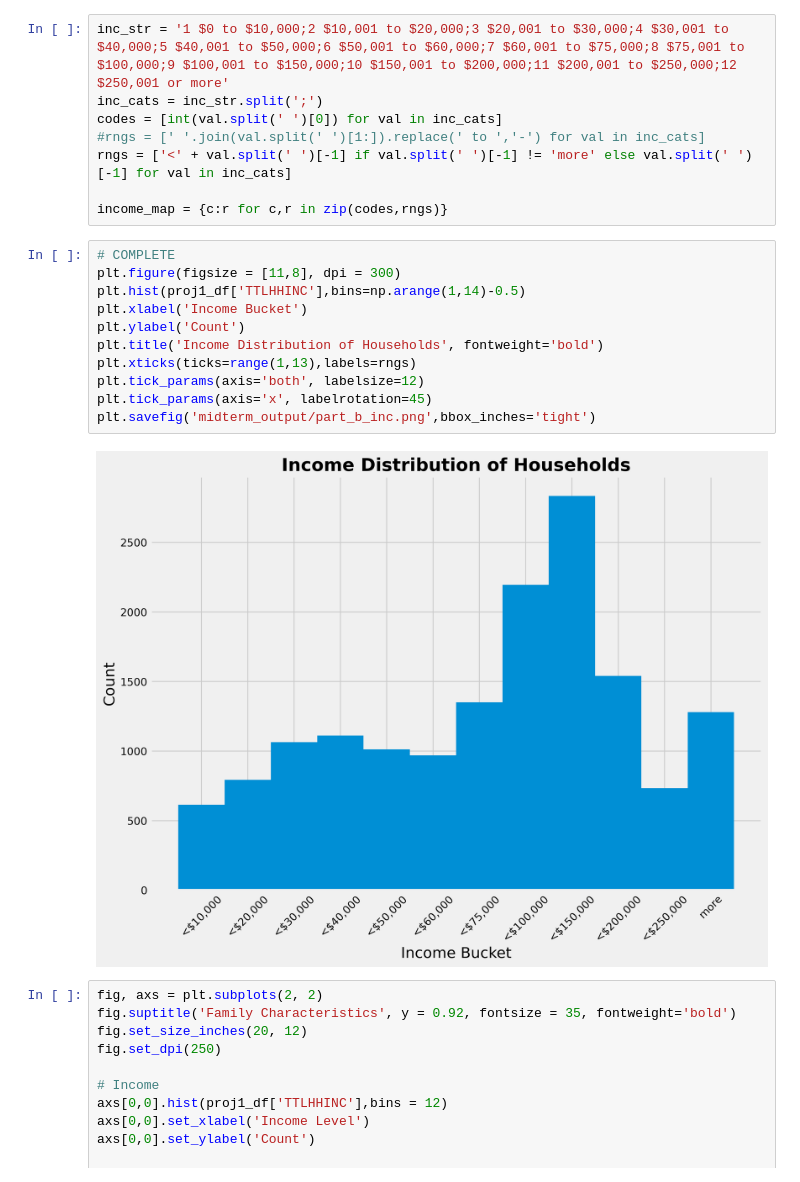
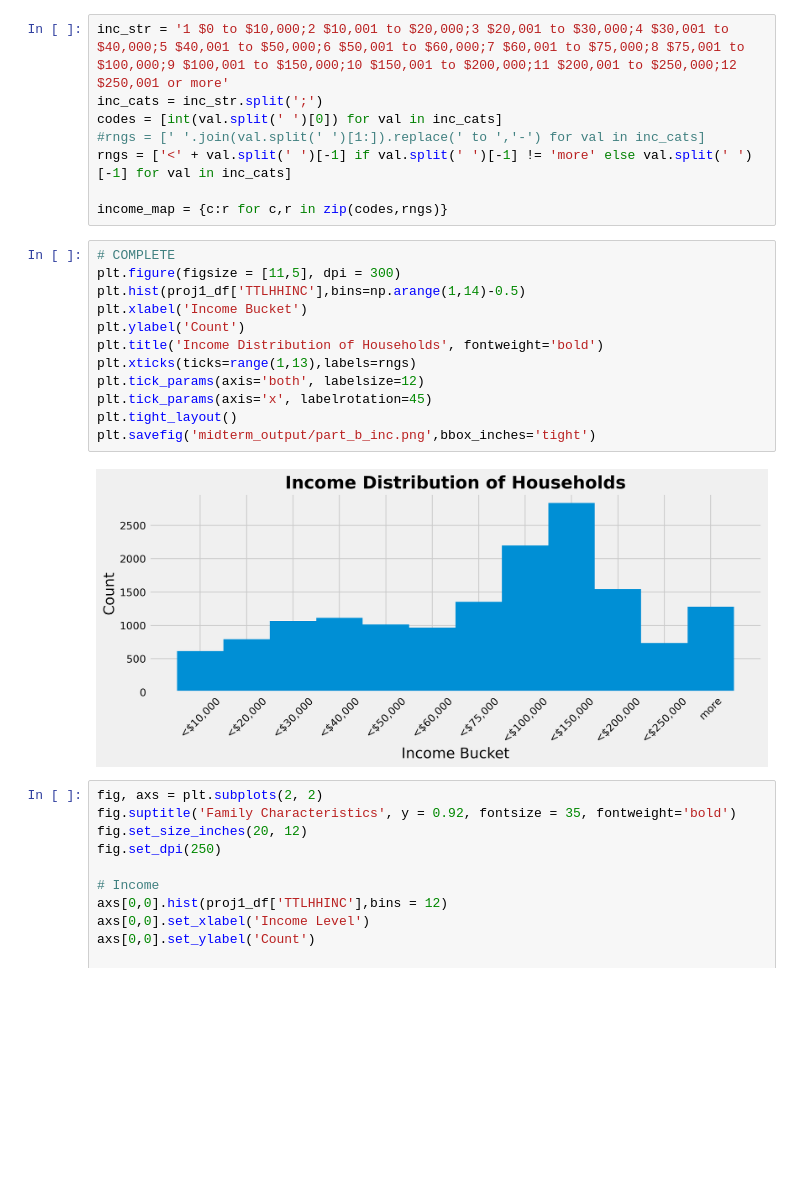
Before and after one commit to mattzhao-R/data-118, a Jupyter notebook: Project118_Fall22.ipynb, the cells around one changed output. Drawn from its saved outputs; the diff is of its cells as text; blank space fills up the shorter version.

Commit message:
fixed graphs with tight layout

```diff
--- a/Project118_Fall22.ipynb
+++ b/Project118_Fall22.ipynb
@@ -116,17 +116,18 @@ rngs = ['<' + val.split(' ')[-1] if val.split(' ')[-1] != 'more' else val.split(
 income_map = {c:r for c,r in zip(codes,rngs)}
 # %%
 # COMPLETE
-plt.figure(figsize = [11,8], dpi = 300)
+plt.figure(figsize = [11,5], dpi = 300)
 plt.hist(proj1_df['TTLHHINC'],bins=np.arange(1,14)-0.5)
 plt.xlabel('Income Bucket')
 plt.ylabel('Count')
 plt.title('Income Distribution of Households', fontweight='bold')
 plt.xticks(ticks=range(1,13),labels=rngs)
 plt.tick_params(axis='both', labelsize=12)
 plt.tick_params(axis='x', labelrotation=45)
+plt.tight_layout()
 plt.savefig('midterm_output/part_b_inc.png',bbox_inches='tight')
 # %% [output]
-[figure, old version]
+[figure, new version]
 # %%
 fig, axs = plt.subplots(2, 2)
 fig.suptitle('Family Characteristics', y = 0.92, fontsize = 35, fontweight='bold')
```
Also changed, not shown: parts of 2 cells of this notebook, 3 other files.
